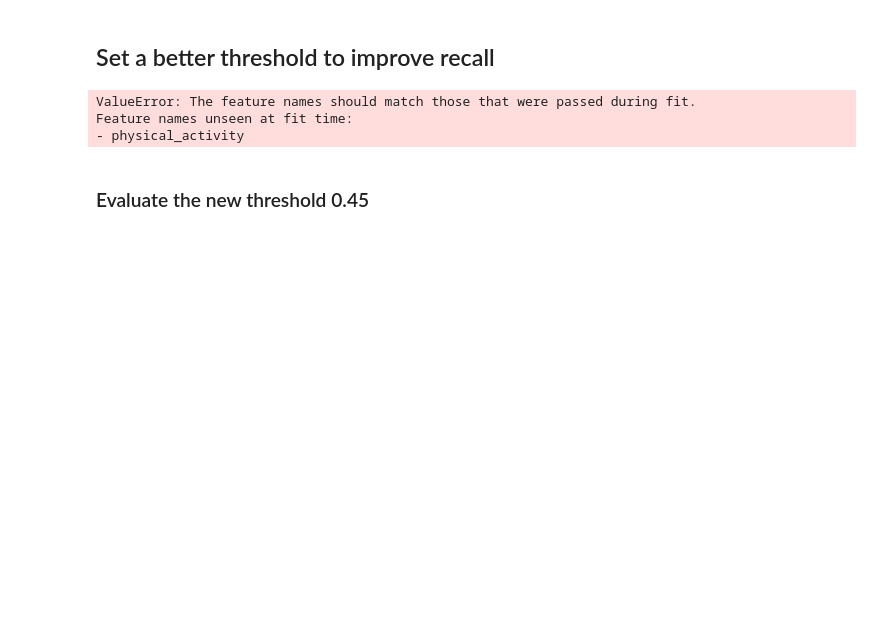
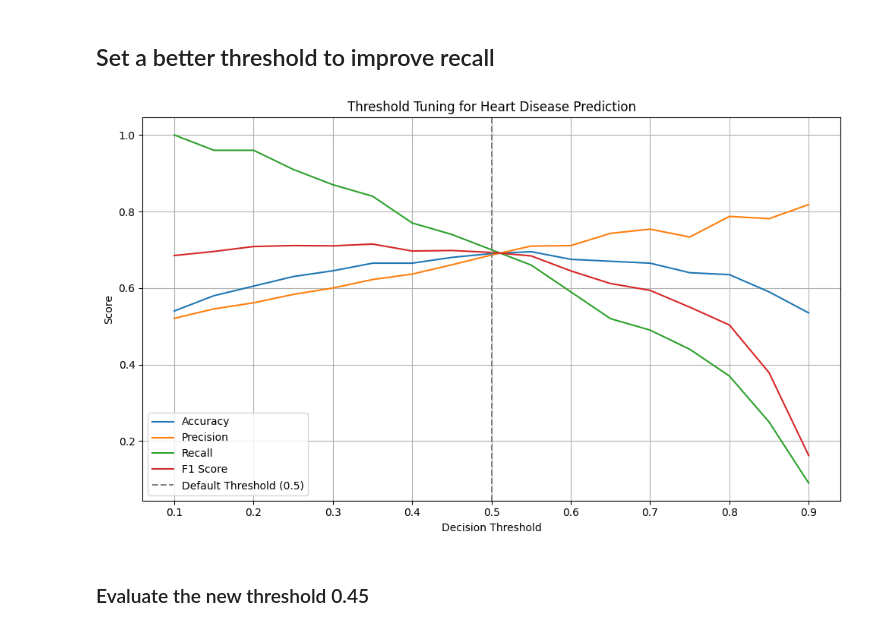
Before and after one commit to bopitien/multi-health-ml-predictor, a Jupyter notebook: notebooks/heart_disease.ipynb, the cells around one changed output. Saved outputs shown, nothing was run; the diff lists cells and outputs as text; code cells hidden in the pictures; blank space fills up the shorter version.

```diff
--- a/notebooks/heart_disease.ipynb
+++ b/notebooks/heart_disease.ipynb
@@ -574,7 +594,8 @@ import matplotlib.pyplot as plt
 from sklearn.metrics import precision_recall_fscore_support, accuracy_score, roc_auc_score
 
 # 1. Get predicted probabilities
-y_probs = final_model.predict_proba(X_test)[:, 1]  # Probability of class 1 (heart disease)
+y_proba = best_model.predict_proba(X_test)[:, 1] if hasattr(best_model, "predict_proba") else None
+
 
 # 2. Set thresholds to test
 thresholds = np.arange(0.1, 0.91, 0.05)
@@ -585,38 +606,36 @@ scores = {
     'Recall': [], 'F1 Score': [], 'ROC AUC': []
 }
 
 for thresh in thresholds:
-    y_pred_thresh = (y_probs >= thresh).astype(int)
+    y_pred_thresh = (y_proba >= thresh).astype(int)
 
     precision, recall, f1, _ = precision_recall_fscore_support(y_test, y_pred_thresh, average='binary')
     accuracy = accuracy_score(y_test, y_pred_thresh)
-    auc = roc_auc_score(y_test, y_probs)  # stays constant
+    auc = roc_auc_score(y_test, y_proba)  # stays constant
 
     scores['Threshold'].append(thresh)
     scores['Accuracy'].append(accuracy)
     scores['Precision'].append(precision)
     scores['Recall'].append(recall)
     scores['F1 Score'].append(f1)
     scores['ROC AUC'].append(auc)
 
 # 4. Plot the metrics
 plt.figure(figsize=(10, 6))
 plt.plot(scores['Threshold'], scores['Accuracy'], label='Accuracy')
 plt.plot(scores['Threshold'], scores['Precision'], label='Precision')
 plt.plot(scores['Threshold'], scores['Recall'], label='Recall')
 plt.plot(scores['Threshold'], scores['F1 Score'], label='F1 Score')
 plt.axvline(0.5, color='gray', linestyle='--', label='Default Threshold (0.5)')
 plt.title('Threshold Tuning for Heart Disease Prediction')
 plt.xlabel('Decision Threshold')
 plt.ylabel('Score')
 plt.legend()
 plt.grid(True)
 plt.tight_layout()
 plt.show()
 # %% [output]
-ValueError: The feature names should match those that were passed during fit.
-Feature names unseen at fit time:
-- physical_activity
+[figure, added]
 # %% [markdown]
 ### Evaluate the new threshold 0.45
 # %%
```
Also changed, not shown: parts of 19 cells of this notebook, 11 other files.
